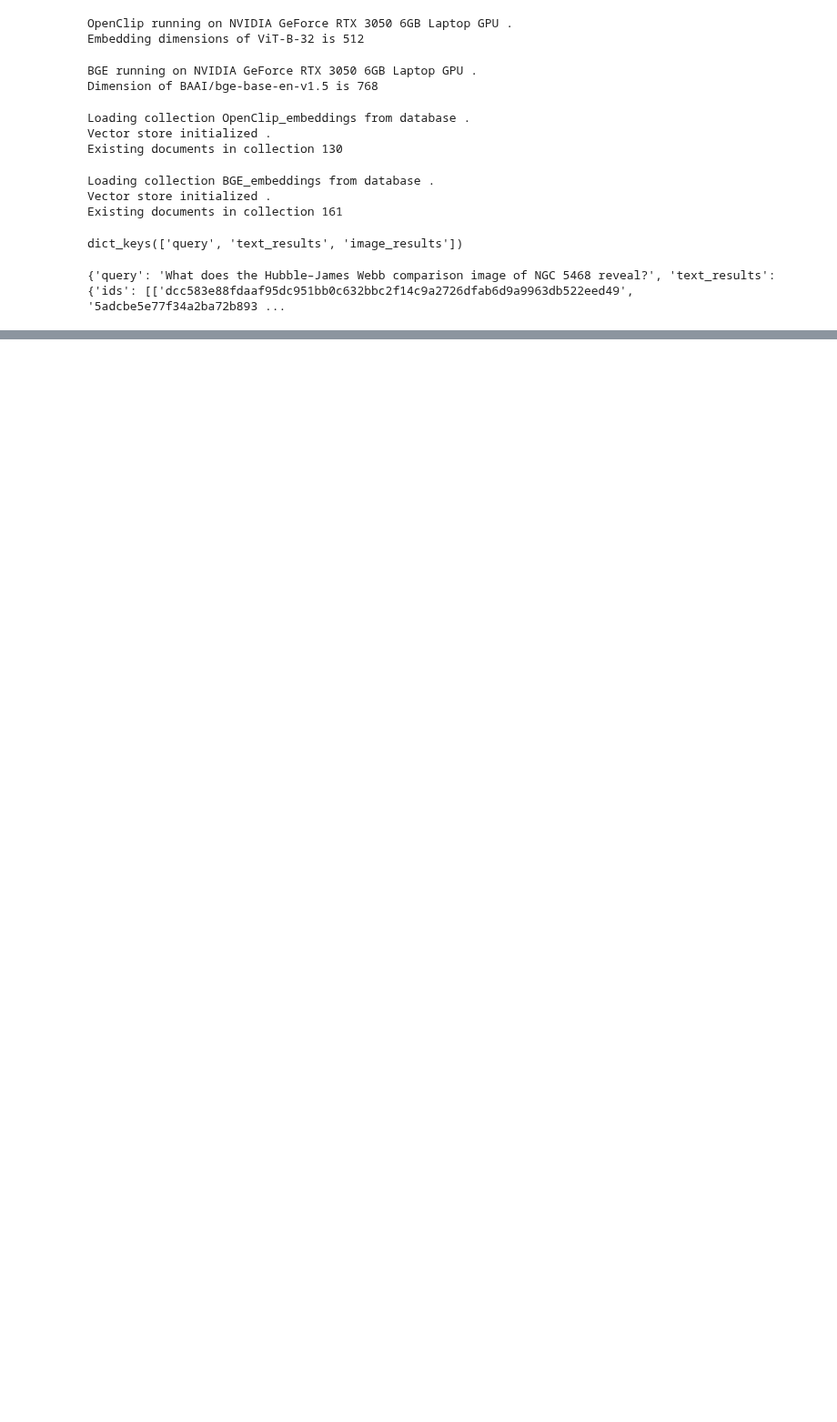
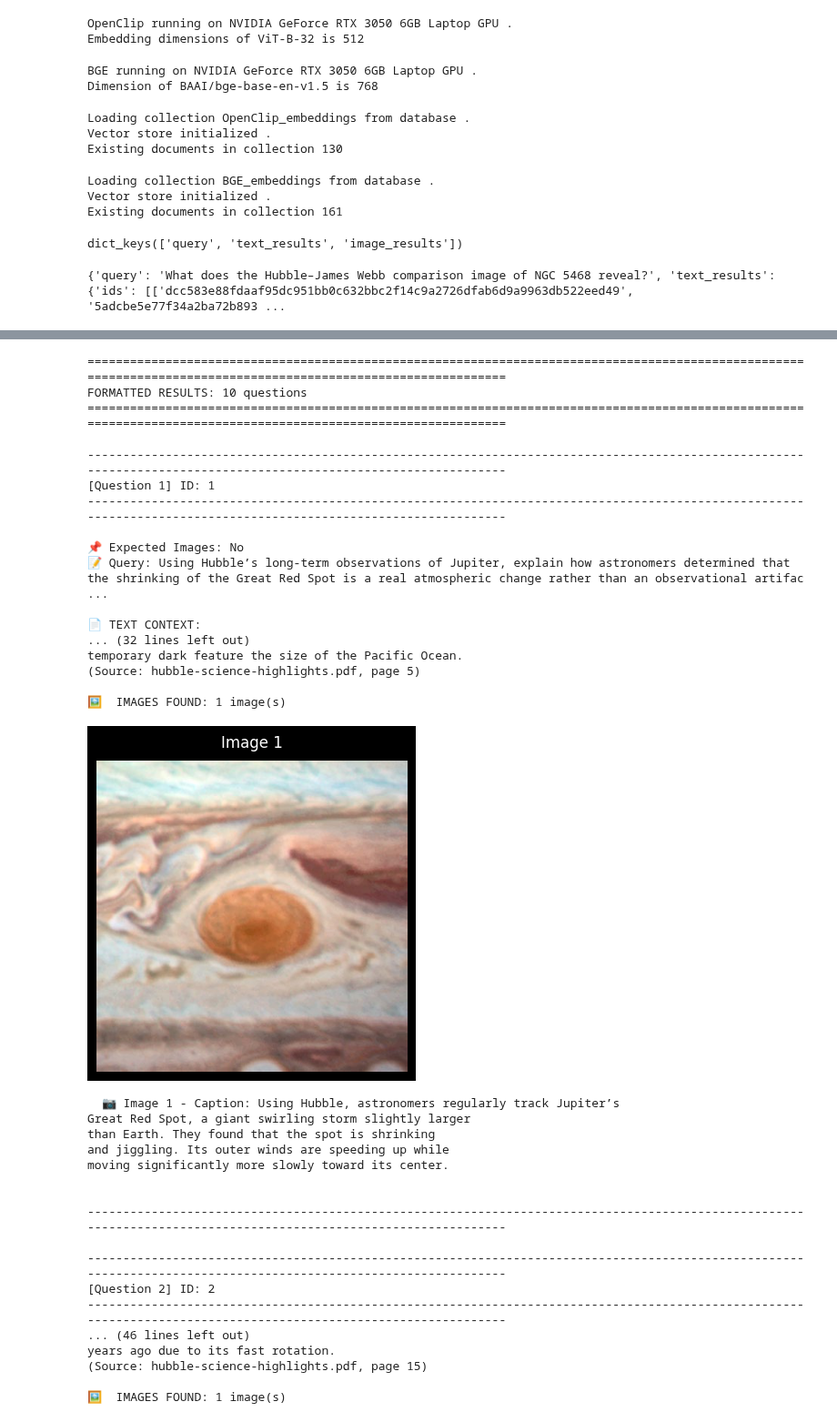
Before and after one commit to Rakshak-D/rag-pdf, a Jupyter notebook: notebooks/05_retrieval.ipynb, the cells around one changed output, grey strips where cells are left out. Shown at 91% size. Cells and saved outputs as stored; diff of their text form; code cells hidden in the pictures; blank space fills up the shorter version.

Commit message:
Added required function to display retrieved data and context formatter and improvised error handling .

```diff
--- a/notebooks/05_retrieval.ipynb
+++ b/notebooks/05_retrieval.ipynb
@@ -144,6 +144,15 @@ Existing documents in collection 161
 class RetrievalRag:
 
     def __init__(self,open_clip_embedding:OpenClipTextEmbeddingModel,bge_embedding:BGETextEmbeddingModel,image_vectordb:VectorStore,text_vectordb:VectorStore):
+
+        if not isinstance(open_clip_embedding, OpenClipTextEmbeddingModel):
+            raise TypeError("open_clip_embedding must be an instance of ImageEmbeddingModel")
+        if not isinstance(bge_embedding, BGETextEmbeddingModel):
+            raise TypeError("bge_embedding must be an instance of TextEmbeddingModel")
+        if not isinstance(image_vectordb, VectorStore):
+            raise TypeError("image_vectordb must be an instance of VectorStore")
+        if not isinstance(text_vectordb, VectorStore):
+            raise TypeError("text_vectordb must be an instance of VectorStore")
 
         self.open_clip_embedding=open_clip_embedding # Image embedding model .
         self.bge_embedding=bge_embedding # Text embedding model .
@@ -153,6 +162,12 @@ class RetrievalRag:
     # Note : We are embedding query from the embedding models used to embed the data in database since the dimensions of the both query and data must be same to do a semantic search .
     # The following function is used to retrieve text from database .
     def retrieve_text(self,query:str,k:int=5)->Dict:
+        if not query or not query.strip(): # Query validation .
+            raise ValueError("Query must be a non-empty string.")
+
+        if not isinstance(k, int) or k <= 0:
+            raise ValueError(f"k must be a positive integer, got {k}.")
+
         query_embedding=self.bge_embedding.embed_query(query) # Embedding query .
 
         results=self.text_vectordb.query(query_embedding=query_embedding,k=k)
@@ -161,6 +176,12 @@ class RetrievalRag:
 
     # The following function is used to retrieve images and its caption from database .
     def retrieve_images(self,query:str,k:int=3)->Dict:
+        if not query or not query.strip(): # Query validation .
+            raise ValueError("Query must be a non-empty string.")
+
+        if not isinstance(k, int) or k <= 0:
+            raise ValueError(f"k must be a positive integer, got {k}.")
+
         query_embedding=self.open_clip_embedding.embed_query(query) # Embedding query .
 
         results=self.image_vectordb.query(
@@ -171,8 +192,14 @@ class RetrievalRag:
 
     # Used to retrieve
     def retrieve(self,query:str,text_k:int=5,image_k:int=3)->Dict:
-        if not query.strip(): # Checking if query is valid .
+        if not query or not query.strip(): # Checking if query is valid .
             raise ValueError("Query must be non-empty string .")
+
+        if not isinstance(text_k, int) or text_k <= 0: # Threshold validation .
+            raise ValueError(f"text_k must be a positive integer, got {text_k}.")
+
+        if not isinstance(image_k, int) or image_k <= 0:
+            raise ValueError(f"image_k must be a positive integer, got {image_k}.")
 
         text_results=self.retrieve_text(query=query,k=text_k)
         image_results=self.retrieve_images(query=query,k=image_k)
@@ -397,0 +513,2 @@ for q in TEST_QUESTIONS:
+# %%
+retrieval_output = retrieve_test_questions(retrieval, TEST_QUESTIONS)
@@ -533,0 +748,38 @@ Expected images : optional
+# %%
+display_formatted_results(retrieval_output, formatter)
+# %% [output]
+================================================================================================================================================================
+FORMATTED RESULTS: 10 questions
+================================================================================================================================================================
+
+----------------------------------------------------------------------------------------------------------------------------------------------------------------
+[Question 1] ID: 1
+----------------------------------------------------------------------------------------------------------------------------------------------------------------
+
+📌 Expected Images: No
+📝 Query: Using Hubble’s long-term observations of Jupiter, explain how astronomers determined that the shrinking of the Great Red Spot is a real atmospheric change rather than an observational artifac ...
+
+📄 TEXT CONTEXT:
+... (32 lines left out)
+temporary dark feature the size of the Pacific Ocean.
+(Source: hubble-science-highlights.pdf, page 5)
+
+🖼️  IMAGES FOUND: 1 image(s)
+[figure, added]
+  📷 Image 1 - Caption: Using Hubble, astronomers regularly track Jupiter’s
+Great Red Spot, a giant swirling storm slightly larger
+than Earth. They found that the spot is shrinking
+and jiggling. Its outer winds are speeding up while
+moving significantly more slowly toward its center.
+
+
+----------------------------------------------------------------------------------------------------------------------------------------------------------------
+
+----------------------------------------------------------------------------------------------------------------------------------------------------------------
+[Question 2] ID: 2
+----------------------------------------------------------------------------------------------------------------------------------------------------------------
+... (46 lines left out)
+years ago due to its fast rotation.
+(Source: hubble-science-highlights.pdf, page 15)
+
+🖼️  IMAGES FOUND: 1 image(s)
```
Also changed, not shown: parts of 11 cells of this notebook.
